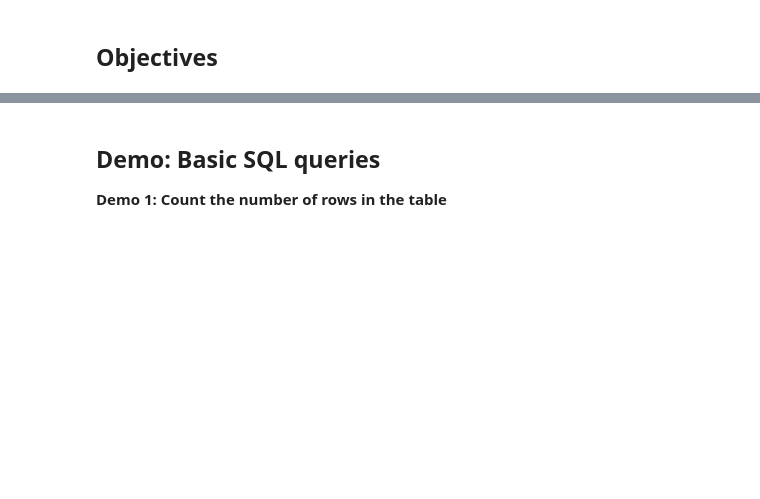
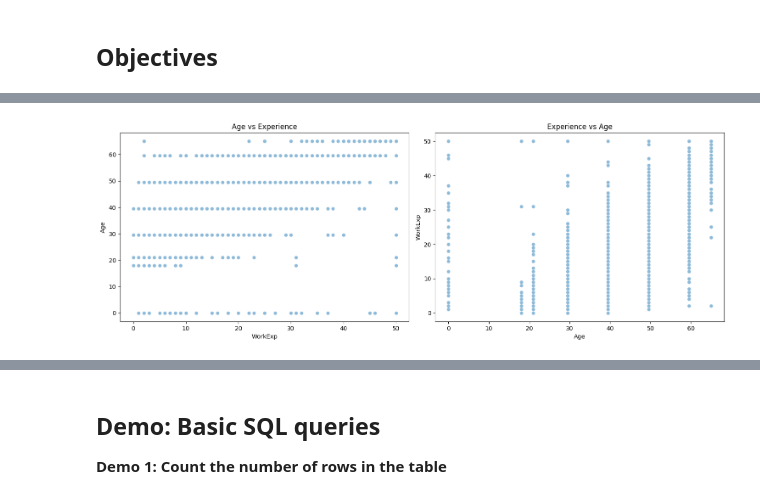
Before and after one commit to GulamRasoolSiddiqui/Python-Project-for-Data-Science, a Jupyter notebook: Lab 14 Data Visualization - Histogram.ipynb, the cells around one changed output, grey strips where cells are left out. Saved outputs shown, nothing was run; the diff lists cells and outputs as text; code cells hidden in the pictures; blank space fills up the shorter version.

```diff
--- a/Lab 14 Data Visualization - Histogram.ipynb
+++ b/Lab 14 Data Visualization - Histogram.ipynb
@@ -26,0 +515,74 @@ In this lab, you will perform the following:
+# %%
+## Write your code here
+def analyze_work_correlations(age_df):
+    """
+    Analyzes correlations with both heatmap and scatter plots
+    """
+    df = pd.DataFrame(age_df, columns=['age_range', 'min_age', 'max_age', 'Age', 'count','WorkExp'])
+    # Select relevant columns
+    cols_of_interest = ['Age', 'WorkExp']
+    correlation_data = df[cols_of_interest]
+    print(correlation_data)
+
+    # Create figure with subplots for heatmap and scatter plots
+    fig = plt.figure(figsize=(15, 10))
+    gs = fig.add_gridspec(2, 2)
+
+    # Heatmap
+    ax1 = fig.add_subplot(gs[0, 0])
+    correlation_matrix = correlation_data.corr()
+
+    sns.scatterplot(
+        data=correlation_data,
+        x='WorkExp',
+        y='Age',
+        alpha=0.5,
+        ax=ax1
+    )
+    ax1.set_title('Age vs Experience')
+
+    # Scatter plot: Compensation vs Satisfaction
+    ax2 = fig.add_subplot(gs[0, 1])
+    sns.scatterplot(
+        data=correlation_data,
+        x='Age',
+        y='WorkExp',
+        alpha=0.5,
+        ax=ax2
+    )
+    ax2.set_title('Experience vs Age')
+
+
+    plt.tight_layout()
+
+    # Display insights
+    html_content = f"""
+    <style>
+        .correlation-insights {{
+            margin: 20px;
+            padding: 15px;
+            background-color: black;
+            border-radius: 8px;
+            font-family: Arial, sans-serif;
+        }}
+        .highlight {{
+            color: #1976D2;
+            font-weight: bold;
+        }}
+    </style>
+
+    <div class='correlation-insights'>
+        <h3>Key Correlation Insights</h3>
+        <p>Age-Experience Correlation: <span class='highlight'>{correlation_matrix.iloc[0,0]:.3f}</span></p>
+        <p>Experience-Age Correlation: <span class='highlight'>{correlation_matrix.iloc[0,1]:.3f}</span></p>
+
+    </div>
+    """
+
+    display(HTML(html_content))
+    return correlation_matrix, fig
+
+# Execute analysis
+correlation_results, visualization = analyze_work_correlations(aw)
+#correlation_results, visualization = analyze_work_correlations(clean_dataset)
+# %% [output]
@@ -26,0 +604 @@ In this lab, you will perform the following:
+[figure, added]
```
Also changed, not shown: parts of 109 cells of this notebook.
